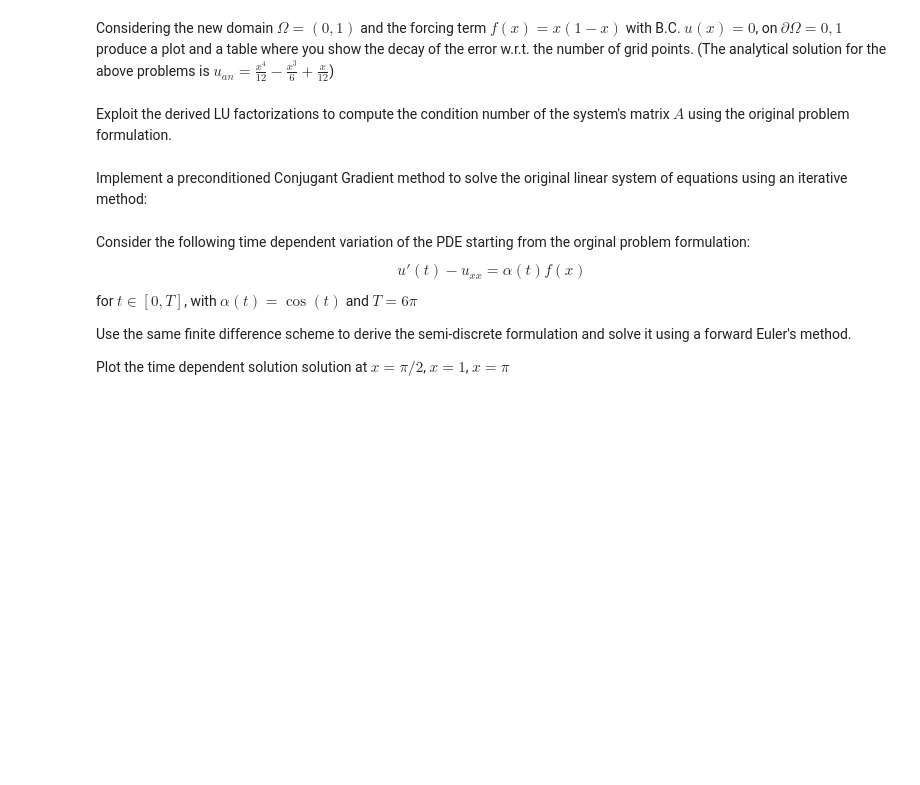
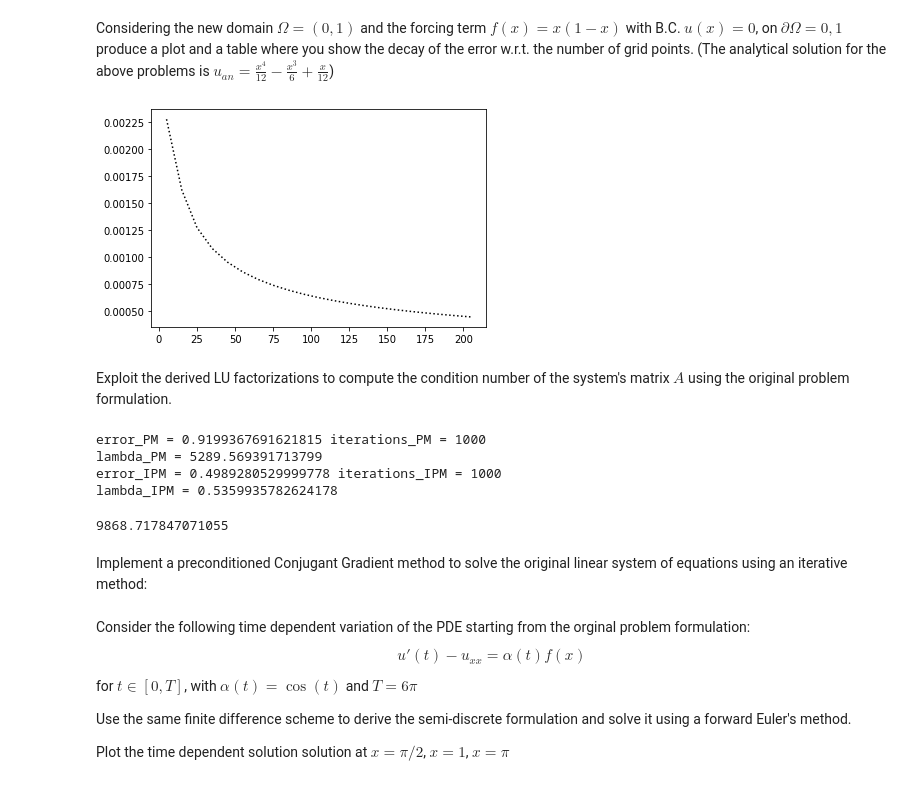
Before and after one commit to hasanictp/numerical-analysis-2021-2022, a Jupyter notebook: FinalProject_2021_2022.ipynb, the cells around one changed output. Cells and saved outputs as stored; diff of their text form; code cells hidden in the pictures; blank space fills up the shorter version.

```diff
--- a/FinalProject_2021_2022.ipynb
+++ b/FinalProject_2021_2022.ipynb
@@ -87,13 +132,87 @@ Solve the derived linear system using the implemented functions and plot the com
 Considering the new domain $\Omega = (0,1)$ and the forcing term $f(x) = x(1-x)$ with B.C. $u(x) = 0$, on $\partial \Omega = {0,1}$ produce a plot and a table where you show the decay of the error w.r.t. the number of grid points.
 (The analytical solution for the above problems is $u_{an} = \frac{x^4}{12} - \frac{x^3}{6} + \frac{x}{12}$)
 # %%
-#TODO
+def errors(omega, f, bc, points):
+    errors = []
+    for i in range(len(points)):
+        n = points[i]
+        x = linspace(omega[0], omega[1], n)
+        f_exact = x**4/12. - x**3/6. + x/12.
+        An, bn = finDif(omega, f, n, bc)
+        Ln, Un = LU(An)
+        wn = L_solve(Ln, bn)
+        un = U_solve(Un, wn)
+        # get error
+        err = linalg.norm(f_exact - un, 2)
+        errors.append(err)
+
+    return errors
+
+f = lambda x: x*(1-x)
+points = list(range(5, 206, 10))
+errors = errors([0,1], f, [0,0], points)
+_ = plot(points, errors , 'black',linestyle='dotted')
+# %% [output]
+[figure, added]
 # %% [markdown]
 Exploit the derived LU factorizations to compute the condition number of the system's matrix $A$ using the original problem formulation.
 # %%
+# inverse power method
+def IPM(A, x0, mu, eps=1.0e-12, nmax=1000):
+    M = A - mu*eye(len(A))
+    L,U = LU(M)
+    q = x0/linalg.norm(x0,2)
+    err = eps + 1.0
+    it = 0
+    while (err > eps and it < nmax ):
+        y = L_solve(L, q)
+        x = U_solve(U, y)
+        q = x/linalg.norm(x,2)
+        z = dot(A,q)
+        l = dot(q.T,z)
+        err = linalg.norm(z-l*q,2)
+        it += 1
+
+    print("error_IPM =", err, "iterations_IPM =", it)
+    print("lambda_IPM =", l)
+
+    return l,q
+
+# power method to compute
+def PM(A, z0, tol=1e-12, nmax=1000):
+    q = z0/linalg.norm(z0,2)
+    it = 0
+    err = tol + 1.
+    while (it < nmax and err > tol):
+        z = dot(A,q)
+        l = dot(q.T,z)
+        err = linalg.norm(z-l*q,2)
+        q = z/linalg.norm(z,2)
+        it += 1
+    print("error_PM =", err, "iterations_PM =", it)
+    print("lambda_PM =", l)
+    return l,q
+
+    #l,x = PM(A,z0)
+    #l_np, x_np = numpy.linalg.eig(A)
+    #print("numpy")
+    #print(l_np)
+
+
+# computes max and min eigenvalues
 def condNumb(A):
-    pass #TODO
-    return condNu
+    z0 = ones((len(A), ))
+    lmax = PM(A, z0)[0]
+    lmin = IPM(A, z0, 0.0)[0]
+    return lmax/lmin
+
+condNumb(A)
+# %% [output]
+error_PM = 0.9199367691621815 iterations_PM = 1000
+lambda_PM = 5289.569391713799
+error_IPM = 0.4989280529999778 iterations_IPM = 1000
+lambda_IPM = 0.5359935782624178
+9868.717847071055
 # %% [markdown]
 Implement a preconditioned Conjugant Gradient method to solve the original linear system of equations using an iterative method:
 # %%
```
Also changed, not shown: parts of 10 cells of this notebook.
